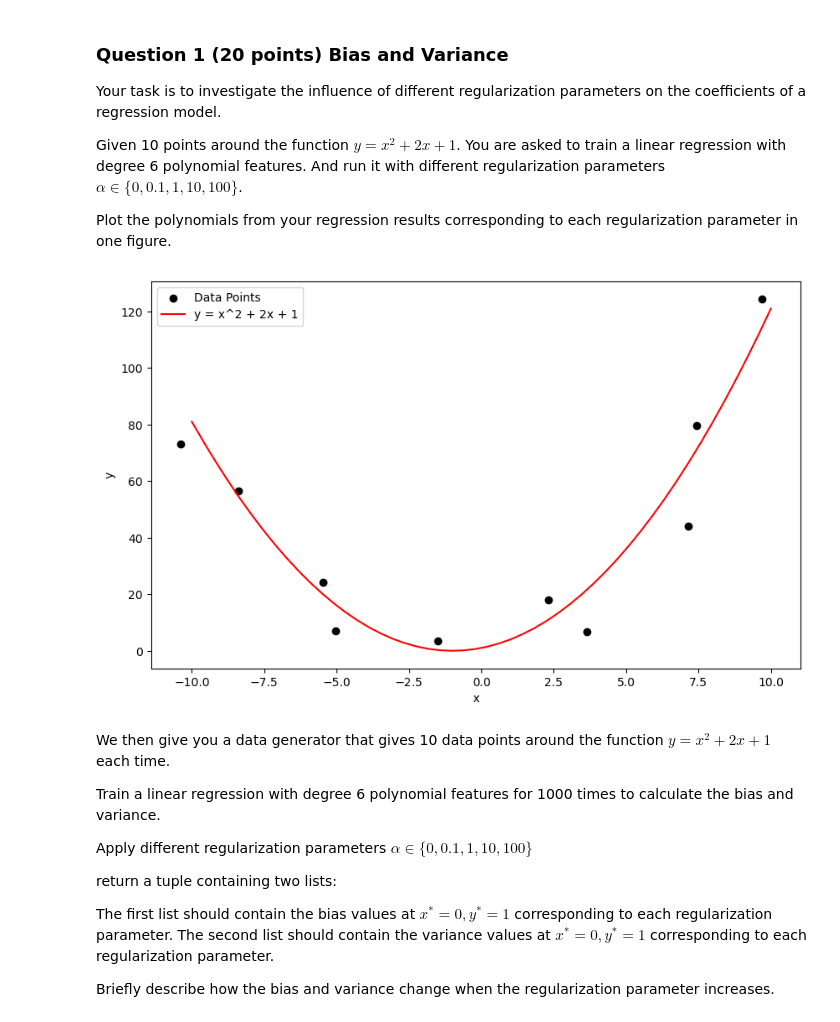
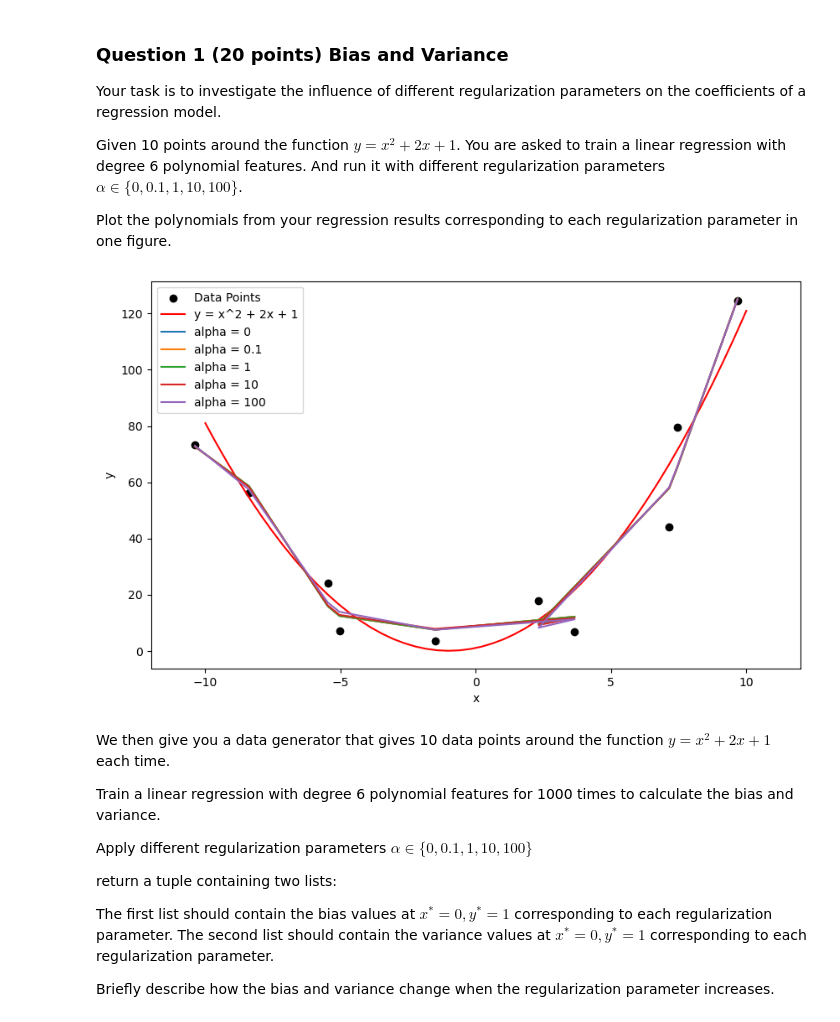
Before and after one commit to haleyej/SI_670_HW_3, a Jupyter notebook: si670f23_hw_3_haleyej.ipynb, the cells around one changed output. Drawn from its saved outputs; the diff is of its cells as text; code cells hidden in the pictures.

```diff
--- a/si670f23_hw_3_haleyej.ipynb
+++ b/si670f23_hw_3_haleyej.ipynb
@@ -24,48 +24,51 @@ Plot the polynomials from your regression results corresponding to each regulari
 # %%
 def answer_1():
     import numpy as np
-    from sklearn.linear_model import LinearRegression
+    from sklearn.linear_model import LinearRegression, Ridge
     import matplotlib.pyplot as plt
 
     x_list = [-10.38446879, -8.38394902, -5.47700112, -5.04337481, -1.50548227, 3.65324449, 2.32253022, 7.14588818, 7.44347003, 9.67771813]
     y_list = [ 73.21995367, 56.4250573, 24.15989601, 7.14325154, 3.45955269, 6.68448382, 17.93465674, 44.02585723, 79.55124013, 124.46649205]
 
     # Your code here
-
-    poly = sklearn.preprocessing.PolynomialFeatures()
+    poly = sklearn.preprocessing.PolynomialFeatures(6)
     x_poly = poly.fit_transform(np.array(x_list).reshape(-1, 1))
 
-    linreg = LinearRegression().fit(x_poly, y_list)
-
+    alpha_0 = Ridge(alpha = 0).fit(x_poly, np.array(y_list).reshape(-1, 1))
+    alpha_01 = Ridge(alpha = 0.1).fit(x_poly, np.array(y_list).reshape(-1, 1))
+    alpha_1 = Ridge(alpha = 1).fit(x_poly, np.array(y_list).reshape(-1, 1))
+    alpha_10 = Ridge(alpha = 10).fit(x_poly, np.array(y_list).reshape(-1, 1))
+    alpha_100 = Ridge(alpha = 100).fit(x_poly, np.array(y_list).reshape(-1, 1))
 
 
     # Generate original x values
     x_original = np.linspace(-10, 10)
 
     # Generate y values based on the function y = x^2 + 2x + 1
     y_original = x_original**2 + 2*x_original + 1
 
     # Plot the original function and the data
     plt.figure(figsize=(10, 6))
     plt.scatter(x_list, y_list, label='Data Points', color='black')
 
     # Plot y = x^2 + 2x + 1
     plt.plot(x_original, y_original, label='y = x^2 + 2x + 1', color='red')
 
     # Plot the polynomials from your regression results here
 
-
+    for alpha, reg in [(0, alpha_0), (0.1, alpha_01), (1, alpha_1), (10, alpha_10), (100, alpha_100)]:
+        y_plt = reg.predict(x_poly)
+        plt.plot(x_list, y_plt, label = f"alpha = {alpha}")
 
     plt.xlabel('x')
     plt.ylabel('y')
+    plt.xlim(-12, 12)
     plt.legend()
     plt.show()
 
-# answer_1()
+answer_1()
+# %% [output]
+[figure, added]
-# %%
-answer_1()
-# %% [output]
-[figure, removed]
 # %% [markdown]
 We then give you a data generator that gives 10 data points around the function $y = x^2 + 2x + 1$ each time.
 
```
Also changed, not shown: parts of 17 cells of this notebook.
